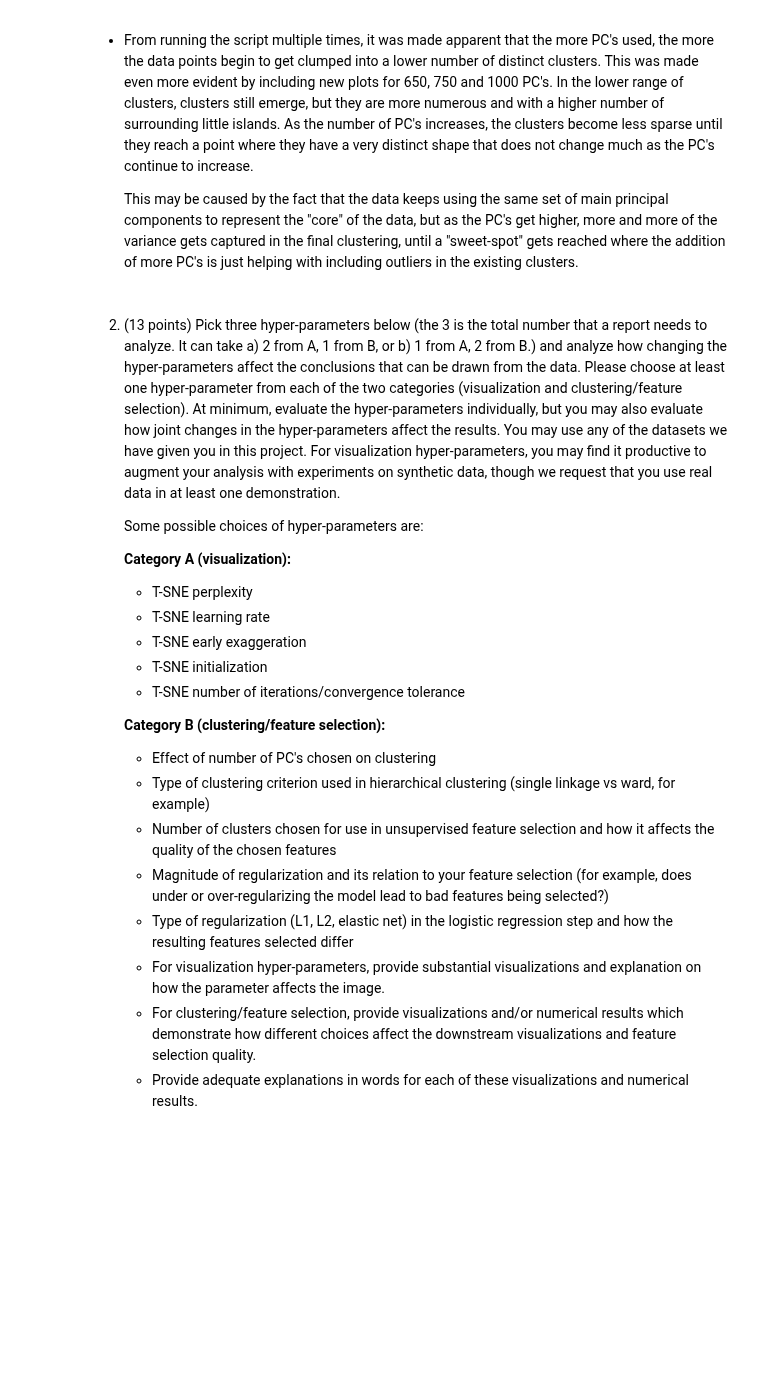
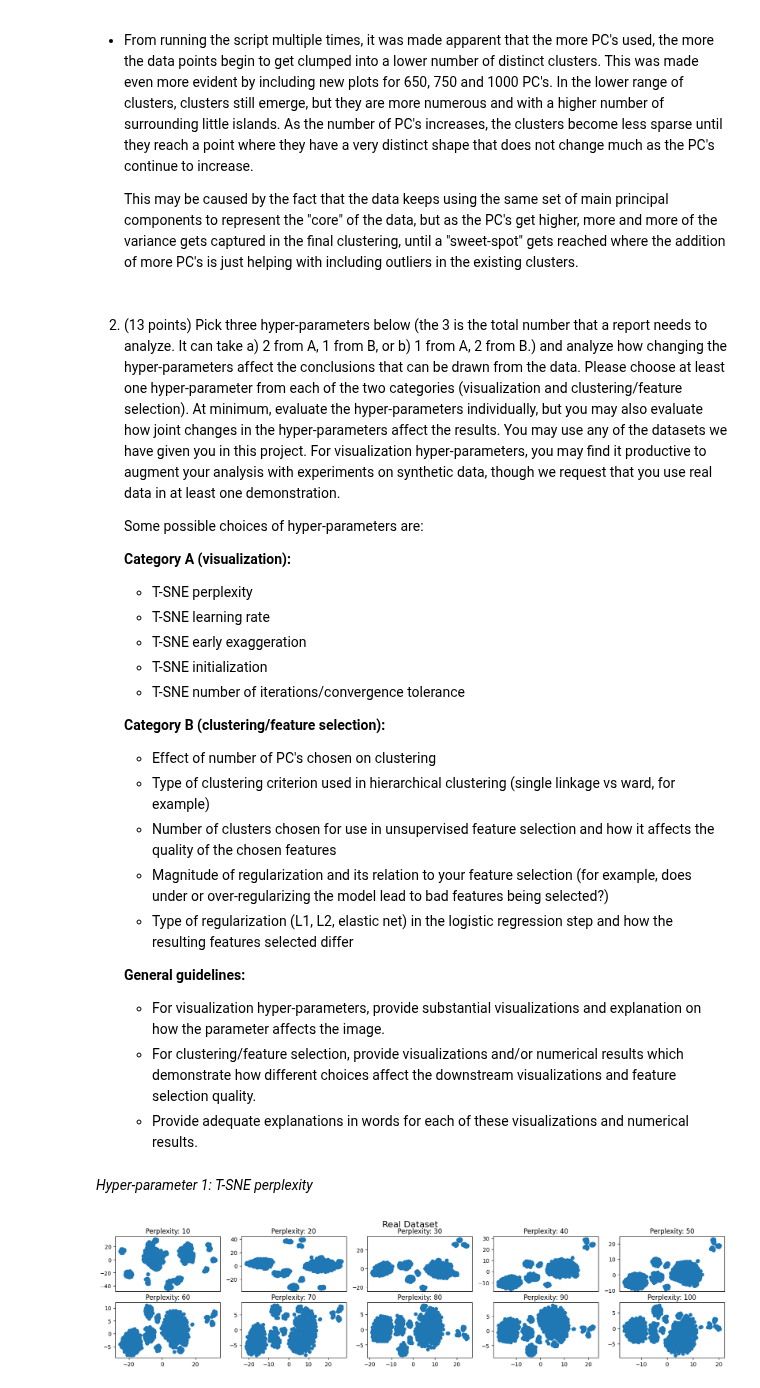
Before and after one commit to eddysanoli-galileo/Data-Analysis-Statistical-Modeling-and-Computation-in-Applications, a Jupyter notebook: Module 2 - Genomics and High Dimensional Data/Project/Problem3.ipynb, the cells around one changed output. Drawn from its saved outputs; the diff is of its cells as text; code cells hidden in the pictures; blank space fills up the shorter version.

```diff
--- a/Module 2 - Genomics and High Dimensional Data/Project/Problem3.ipynb
+++ b/Module 2 - Genomics and High Dimensional Data/Project/Problem3.ipynb
@@ -85,6 +83,9 @@ plt.show()
    - Number of clusters chosen for use in unsupervised feature selection and how it affects the quality of the chosen features
    - Magnitude of regularization and its relation to your feature selection (for example, does under or over-regularizing the model lead to bad features being selected?)
    - Type of regularization (L1, L2, elastic net) in the logistic regression step and how the resulting features selected differ
+
+   **General guidelines:**
+
    - For visualization hyper-parameters, provide substantial visualizations and explanation on how the parameter affects the image.
    - For clustering/feature selection, provide visualizations and/or numerical results which demonstrate how different choices affect the downstream visualizations and feature selection quality.
    - Provide adequate explanations in words for each of these visualizations and numerical results.
@@ -90,0 +145,39 @@ plt.show()
+# %% [markdown]
+*Hyper-parameter 1: T-SNE perplexity*
+# %%
+# List of the different perplexities to use for the TSNE fit
+perplexities = [10, 20, 30, 40, 50, 60, 70, 80, 90, 100]
+# %%
+# ================ REAL DATASET ================ #
+
+# Create a figure with 4 rows and 5 columns
+fig, axes = plt.subplots(2, 5, figsize=(20, 4))
+
+# Perform a TSNE fit on the original dataset for each of the perplexities
+for idx, perplexity in enumerate(perplexities):
+
+    # Perform a TSNE fit on the original dataset
+    tsne_model = TSNE(n_components=2, perplexity=perplexity)
+    tsne_fit = tsne_model.fit(pca_fit.transform(dataset))
+
+    # Remove the x-axis ticks for all but the bottom row of subplots
+    if idx <= 5:
+        ax = axes[0, idx]
+        ax.set_xticks([])
+    else:
+        ax = axes[1, idx - 5]
+
+    # Plot the TSNE fit
+    ax.scatter(
+        tsne_fit.embedding_[:, 0],
+        tsne_fit.embedding_[:, 1],
+    )
+    ax.set_title(f"Perplexity: {perplexities[idx]}")
+
+    # Add a super title to the figure
+    fig.suptitle("Real Dataset", fontsize=16)
+
+# Show the plot
+plt.show()
+# %% [output]
+[figure, added]
```
Also changed, not shown: parts of 14 cells of this notebook, 6 other files.
